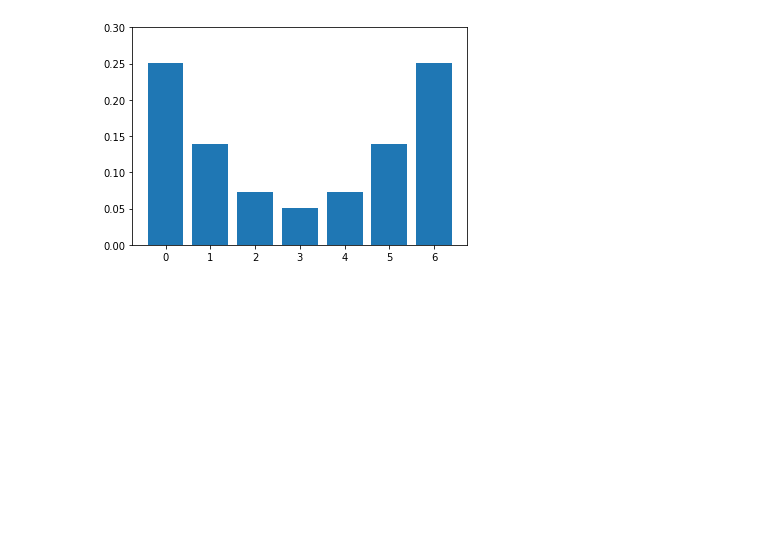
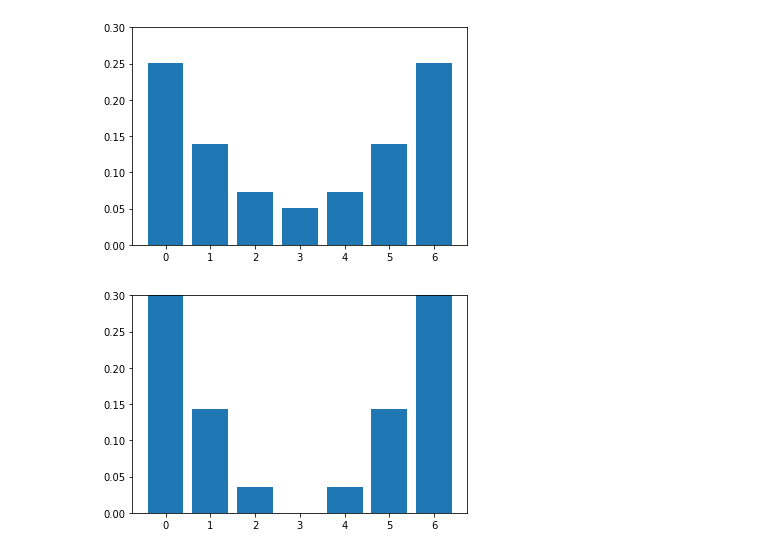
Before and after one commit to hannahgathu/Thesis-Bias-Experiments, a Jupyter notebook: Other/bin distribution plots.ipynb, the cells around one changed output. Saved outputs shown, nothing was run; the diff lists cells and outputs as text; code cells hidden in the pictures; blank space fills up the shorter version.

```diff
--- a/Other/bin distribution plots.ipynb
+++ b/Other/bin distribution plots.ipynb
@@ -2,9 +2,11 @@
 sum = 0.9907414834431378
 #sum = 1.0010752688172042
 #a=1/93
-a=1/45
+#a=1/45
+a=1/28
 #k=0.1
-k=0.05
+#k=0.05
+k=0
 def f(x):
     f = a*(x-4)**2+k/sum
     return f
@@ -30,3 +32,14 @@ plt.ylim(0, 0.3)
 plt.show()
 # %% [output]
 [figure]
+# %%
+import matplotlib.pyplot as plt
+import numpy as np
+x1 = [0, 1, 2, 3, 4, 5, 6] #left edge
+y = [f(1),f(2),f(3),f(4),f(5),f(6),f(7)]
+#w = np.array(x2) - np.array(x1) #variable width, can set this as a scalar also
+plt.bar(x1, y)
+plt.ylim(0, 0.3)
+plt.show()
+# %% [output]
+[figure, added]
```
Also changed, not shown: 3 other files.
